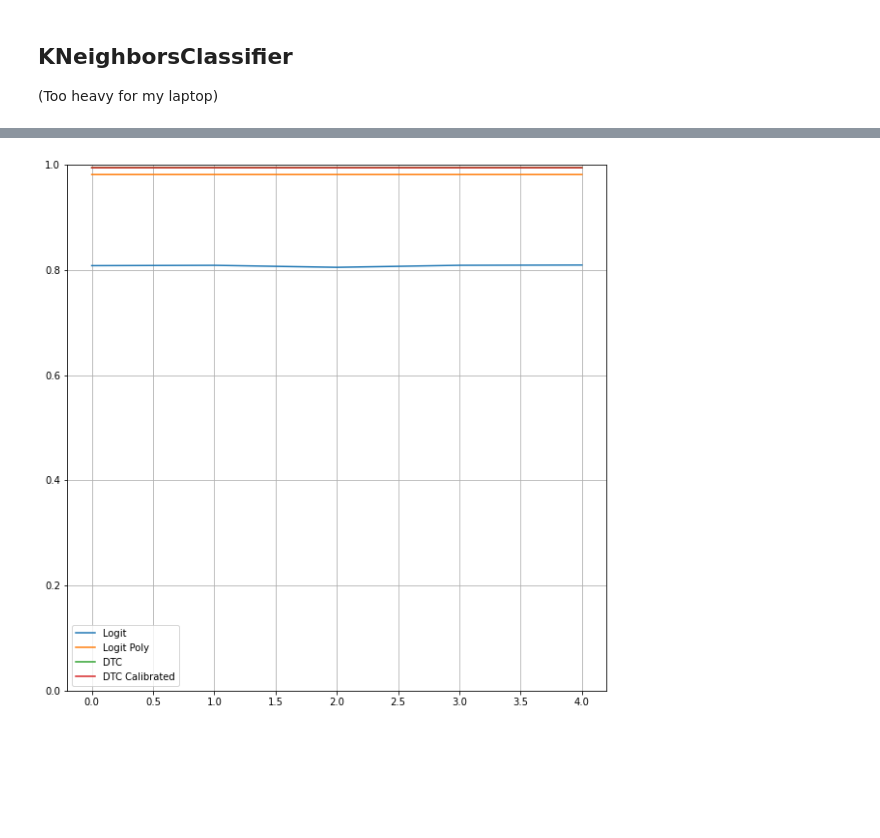
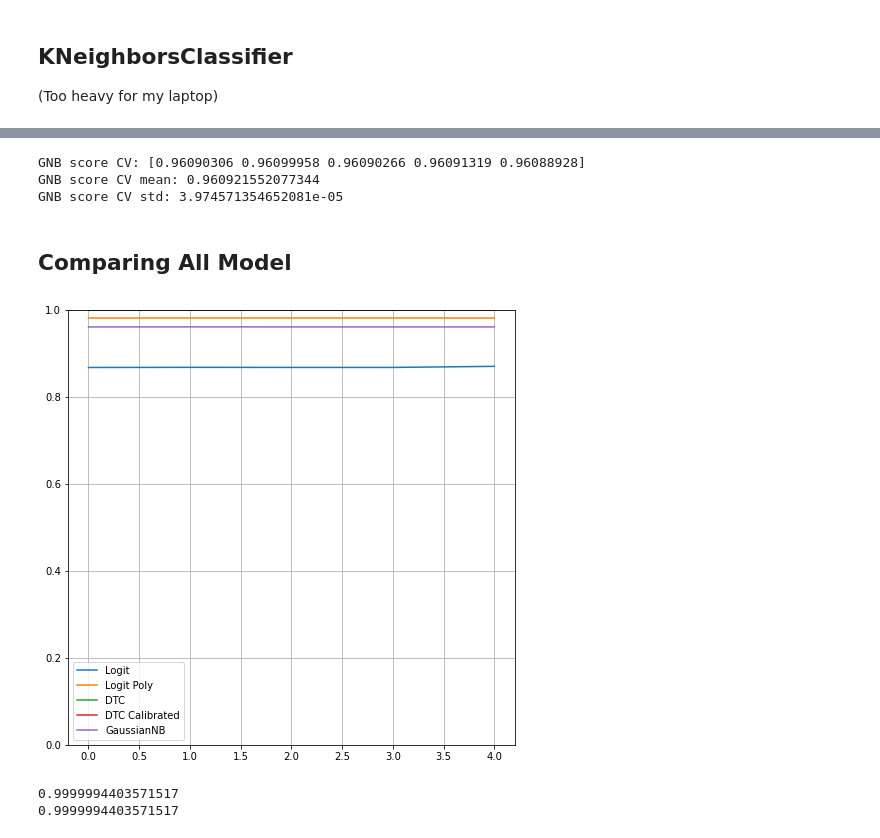
Before and after one commit to bolaubi/DSW_danthon_2021-1, a Jupyter notebook: dsw_danthon_modelling.ipynb, the cells around one changed output, grey strips where cells are left out. Cells and saved outputs as stored; diff of their text form; code cells hidden in the pictures; blank space fills up the shorter version.

```diff
--- a/dsw_danthon_modelling.ipynb
+++ b/dsw_danthon_modelling.ipynb
@@ -61,7 +64,7 @@ ready['x'] = np.cos(ready['lat']) * np.cos(ready['lon'])
 ready['y'] = np.cos(ready['lat']) * np.sin(ready['lon'])
 ready['z'] = np.sin(ready['lat'])
 # %%
-X = ready['x y z day month'.split()]
+X = ready['x y z day month hour_y'.split()]
 y = np.where(ready['Labels']==True,1,0)
 # %%
 X_train_val, X_test, y_train_val, y_test = train_test_split(X, y, stratify=y, random_state=24)
@@ -121,7 +124,7 @@ DecisionTreeClassifier Calibrated score CV std: 2.494560188746837e-05
 # %%
 transformer = ColumnTransformer([
         ('poly', PolynomialFeatures(degree=2, include_bias=False), ['x','y','z'])
-])
+], remainder='passthrough')
 
 logit_pipe = Pipeline([
     ('trans', transformer),
@@ -168,0 +201,4 @@ X.head()
+# %%
+gnb = GaussianNB()
+
+gnb_cv = cross_val_score(gnb, X_train_val, y_train_val, cv=skf, n_jobs=-1, verbose=1, scoring='f1')
@@ -169,12 +208,29 @@ X.head()
+# %%
+print('GNB score CV:', gnb_cv)
+print('GNB score CV mean:', gnb_cv.mean())
+print('GNB score CV std:', gnb_cv.std())
+# %% [output]
+GNB score CV: [0.96090306 0.96099958 0.96090266 0.96091319 0.96088928]
+GNB score CV mean: 0.960921552077344
+GNB score CV std: 3.974571354652081e-05
+# %% [markdown]
+## Comparing All Model
 # %%
-plt.figure(figsize=(10,10))
+plt.figure(figsize=(8,8))
 plt.plot(range(len(lr_bal_cv)), lr_bal_cv, label='Logit')
 plt.plot(range(len(logit_pipe_cv)), logit_pipe_cv, label='Logit Poly')
 plt.plot(range(len(dtc_cv)), dtc_cv, label='DTC')
 plt.plot(range(len(dtc_cal_cv)), dtc_cal_cv, label='DTC Calibrated')
+plt.plot(range(len(gnb_cv)), gnb_cv, label='GaussianNB')
 plt.legend()
 plt.ylim(0,1)
 plt.grid()
 plt.show()
 # %% [output]
-[figure, old version]
+[figure, new version]
+# %%
+print(dtc_cv.mean())
+print(dtc_cal_cv.mean())
+# %% [output]
+0.9999994403571517
+0.9999994403571517
```
Also changed, not shown: parts of 52 cells of this notebook, 1 other file.
